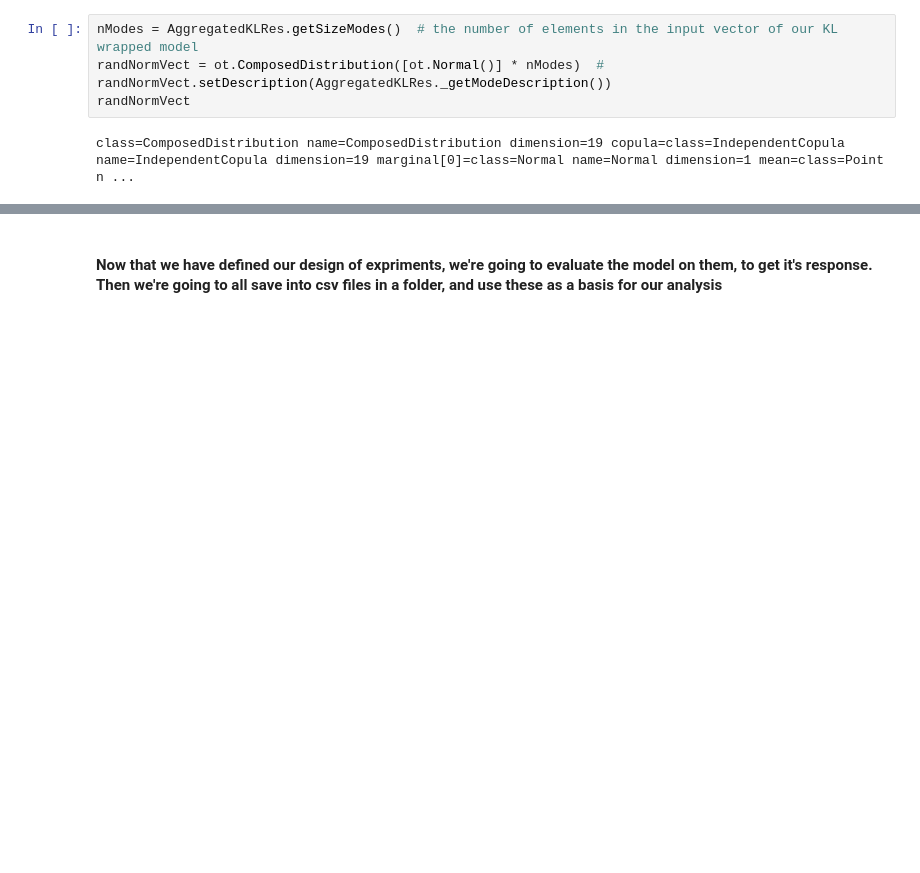
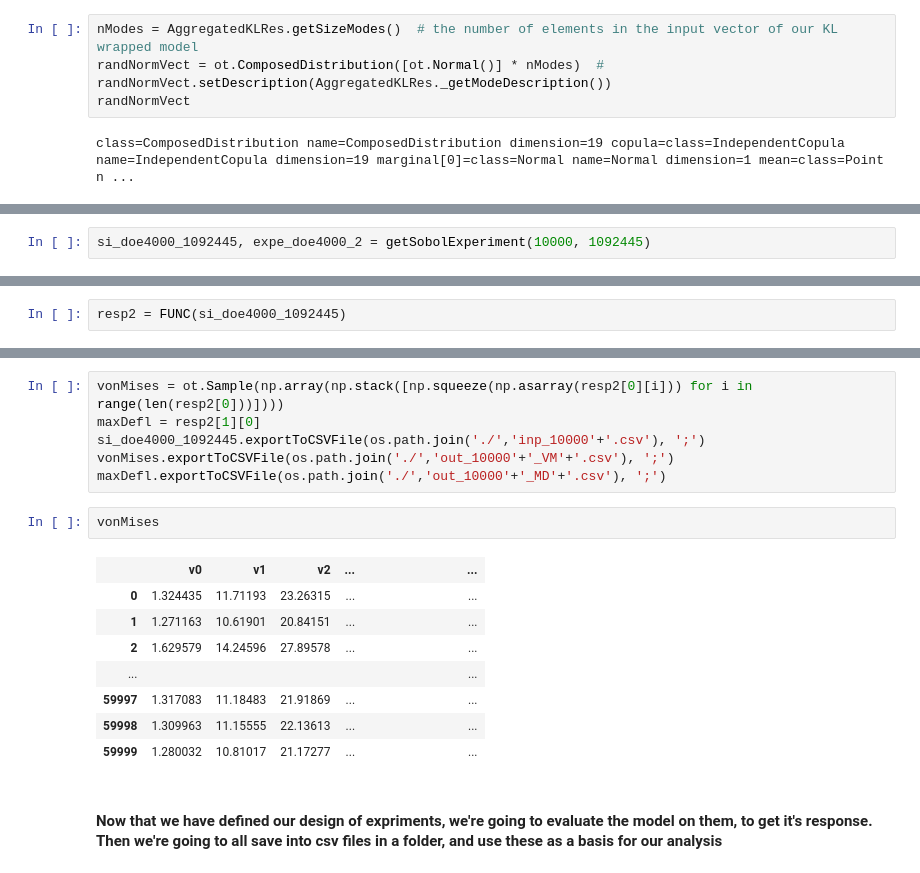
Before and after one commit to Kramer84/KarhunenLoeveFieldSensitivity, a Jupyter notebook: MethodValidationScriptsStandalone/SensitivityAnalysisMethod_MetamodelSampleGeneration.ipynb, the cells around one changed output, grey strips where cells are left out. Saved outputs shown, nothing was run; the diff lists cells and outputs as text; blank space fills up the shorter version.

```diff
--- a/MethodValidationScriptsStandalone/SensitivityAnalysisMethod_MetamodelSampleGeneration.ipynb
+++ b/MethodValidationScriptsStandalone/SensitivityAnalysisMethod_MetamodelSampleGeneration.ipynb
@@ -259,0 +260,2 @@ Elapsed time: 1.8320 seconds
+# %%
+si_doe4000_1092445, expe_doe4000_2 = getSobolExperiment(10000, 1092445)
@@ -259,0 +296,2 @@ Elapsed time: 1.8320 seconds
+# %%
+resp2 = FUNC(si_doe4000_1092445)
@@ -260,3 +331,20 @@ Elapsed time: 1.8320 seconds
+# %%
+vonMises = ot.Sample(np.array(np.stack([np.squeeze(np.asarray(resp2[0][i])) for i in range(len(resp2[0]))])))
+maxDefl = resp2[1][0]
+si_doe4000_1092445.exportToCSVFile(os.path.join('./','inp_10000'+'.csv'), ';')
+vonMises.exportToCSVFile(os.path.join('./','out_10000'+'_VM'+'.csv'), ';')
+maxDefl.exportToCSVFile(os.path.join('./','out_10000'+'_MD'+'.csv'), ';')
+# %%
+vonMises
+# %% [output]
+|  | v0 | v1 | v2 | ... |  |  |  |  |  |  |  | ... |
+| 0 | 1.324435 | 11.71193 | 23.26315 | ... |  |  |  |  |  |  |  | ... |
+| 1 | 1.271163 | 10.61901 | 20.84151 | ... |  |  |  |  |  |  |  | ... |
+| 2 | 1.629579 | 14.24596 | 27.89578 | ... |  |  |  |  |  |  |  | ... |
+| ... |  |  |  |  |  |  |  |  |  |  |  | ... |
+| 59997 | 1.317083 | 11.18483 | 21.91869 | ... |  |  |  |  |  |  |  | ... |
+| 59998 | 1.309963 | 11.15555 | 22.13613 | ... |  |  |  |  |  |  |  | ... |
+| 59999 | 1.280032 | 10.81017 | 21.17277 | ... |  |  |  |  |  |  |  | ... |
 # %% [markdown]
 #### Now that we have defined our design of expriments, we're going to evaluate the model on them, to get it's response. Then we're going to all save into csv files in  a folder, and use these as a basis for our analysis
 # %%
```
Also changed, not shown: parts of 5 cells of this notebook, 11 other files.
